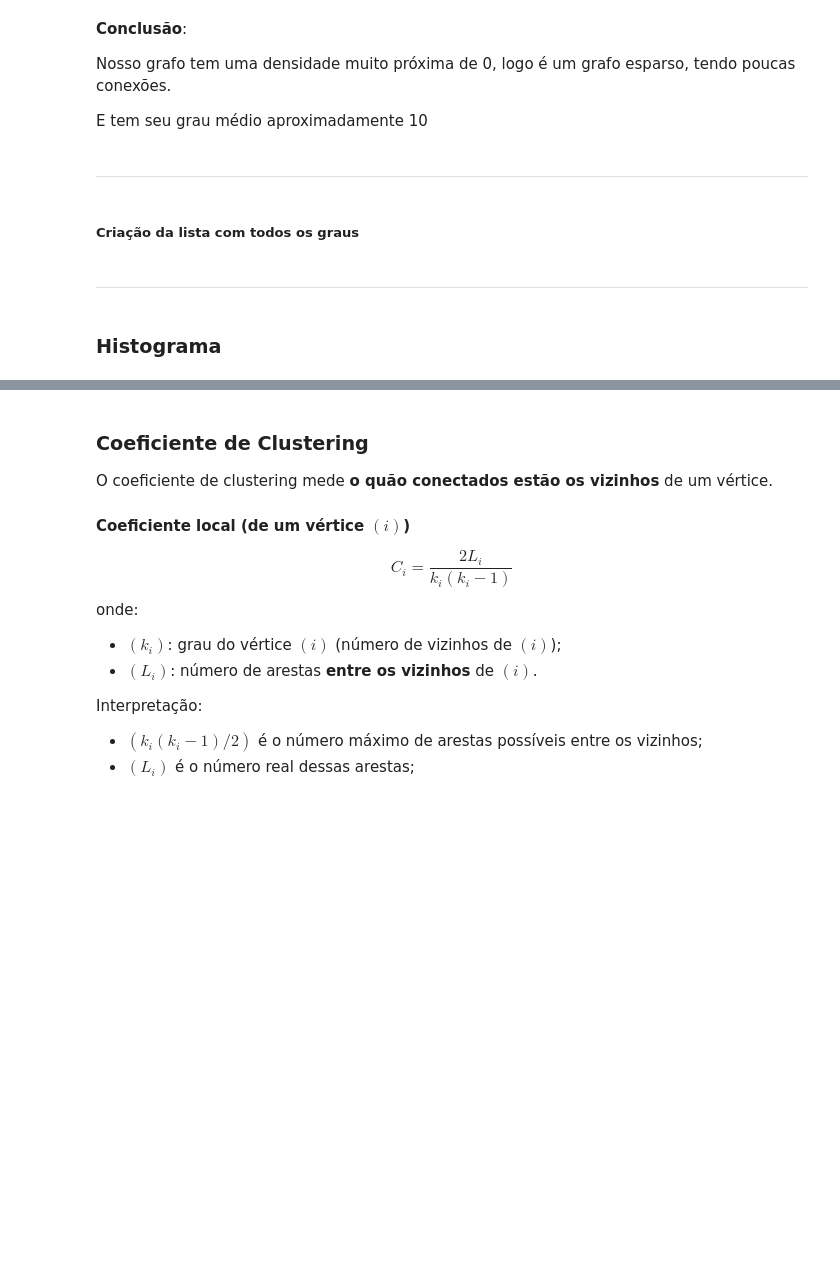
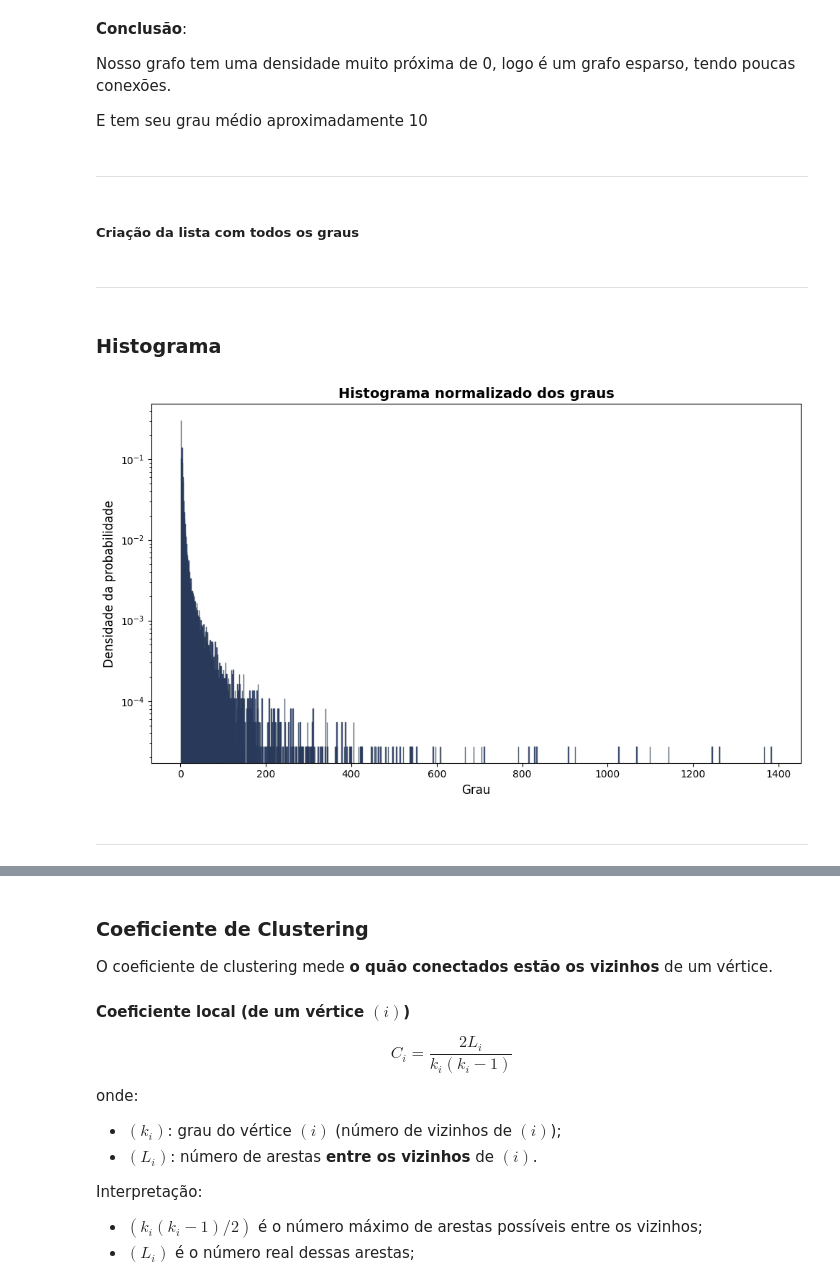
Before and after one commit to tiagostmg/grafos, a Jupyter notebook: src/entrega_1.ipynb, the cells around one changed output, grey strips where cells are left out. Drawn from its saved outputs; the diff is of its cells as text; code cells hidden in the pictures; blank space fills up the shorter version.

```diff
--- a/src/entrega_1.ipynb
+++ b/src/entrega_1.ipynb
@@ -169,3 +164,7 @@ Grau médio:
 Nosso grafo tem uma densidade muito próxima de 0, logo é um grafo esparso, tendo poucas conexões.
 
 E tem seu grau médio aproximadamente 10
+# %% [markdown]
+---
+# %% [markdown]
+##### **Criação da lista com todos os graus**
@@ -172,4 +173,27 @@ E tem seu grau médio aproximadamente 10
+# %% [markdown]
+---
+# %% [markdown]
+### **Histograma**
+# %%
+df = pd.DataFrame({"degree": degrees})
+
+plt.figure(figsize=(10, 6))
+
+plt.hist(df['degree'], bins=g.max_degree(), density=True,
+         color='blue', edgecolor='#2c3e50', alpha=0.8)
+
+plt.yscale('log')
+# plt.grid(True, which="both", ls="--", alpha=0.2)
+
+plt.title(r"Histograma normalizado dos graus", fontsize=14, fontweight='bold')
+plt.xlabel("Grau", fontsize=12)
+plt.ylabel("Densidade da probabilidade", fontsize=12)
+# plt.ylabel("Quantidade", fontsize=12)
+
+plt.tight_layout()
+
+plt.show()
+# %% [output]
+[figure, added]
 # %% [markdown]
 ---
-# %% [markdown]
-##### **Criação da lista com todos os graus**
@@ -178,4 +199,0 @@ degrees = [g.degree(i) for i in range(g.V)]
-# %% [markdown]
----
-# %% [markdown]
-### **Histograma**
```
Also changed, not shown: parts of 33 cells of this notebook.
